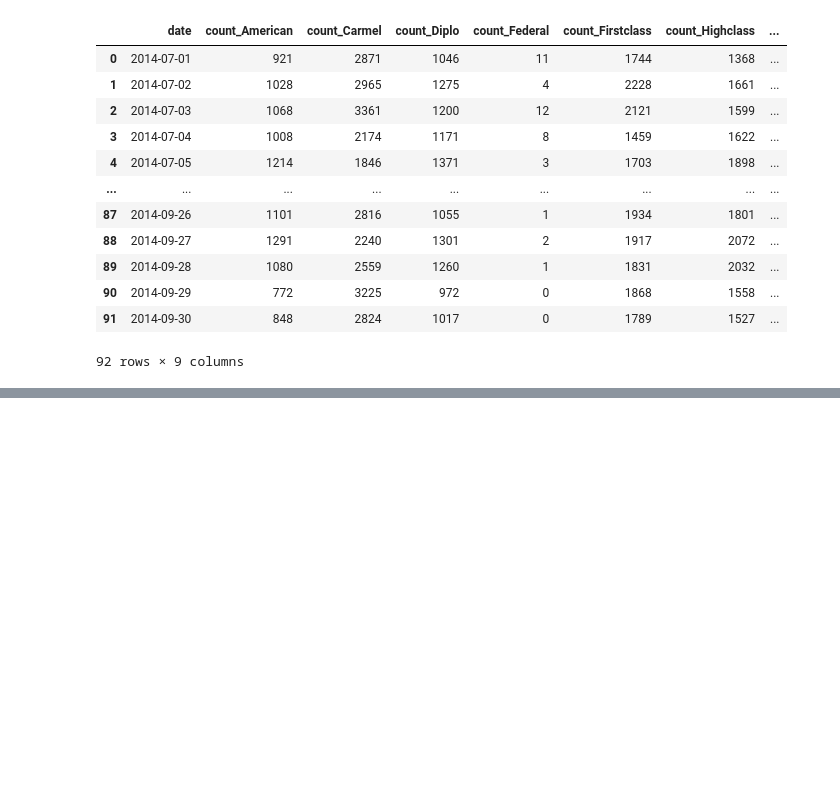
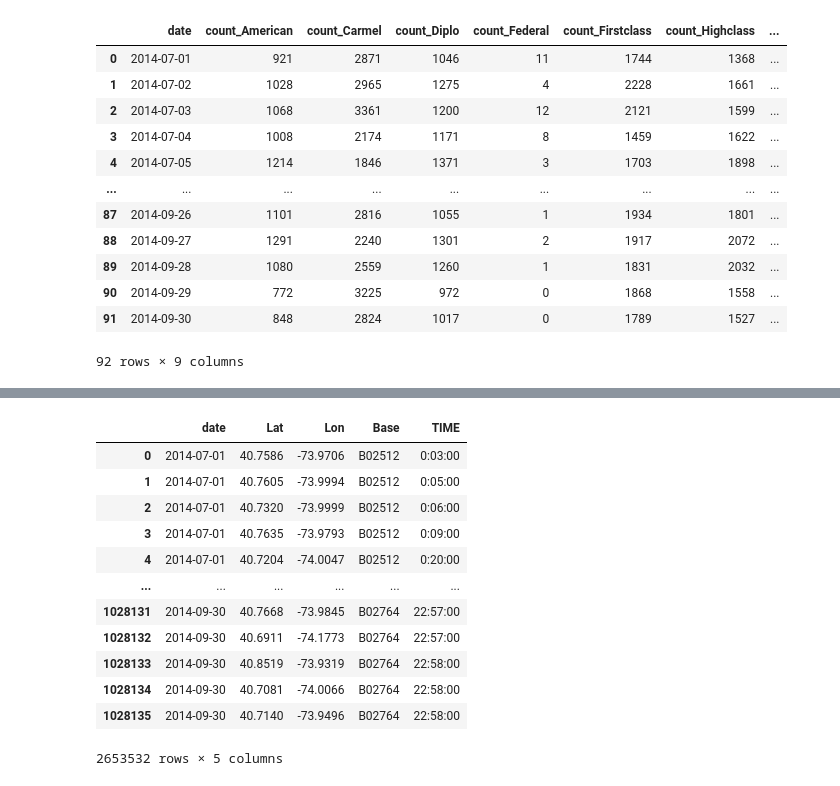
Before and after one commit to P219-C/G5_project-1_UWADA, a Jupyter notebook: Group5_main.ipynb, the cells around one changed output, grey strips where cells are left out. Cells and saved outputs as stored; diff of their text form; code cells hidden in the pictures; blank space fills up the shorter version.

```diff
--- a/Group5_main.ipynb
+++ b/Group5_main.ipynb
@@ -359,0 +419,22 @@ merged_df
+# %%
+uber_df = uber_df.rename(columns = {uber_df.columns[0]: column_date})
+
+# Line to split date and time
+uber_df[[column_date, column_time]] = uber_df[column_date].str.split(" ", 1, expand = True)
+
+uber_df[column_date] = pd.to_datetime(uber_df[column_date])
+uber_df
+# %% [output]
+|  | date | Lat | Lon | Base | TIME |
+| 0 | 2014-07-01 | 40.7586 | -73.9706 | B02512 | 0:03:00 |
+| 1 | 2014-07-01 | 40.7605 | -73.9994 | B02512 | 0:05:00 |
+| 2 | 2014-07-01 | 40.7320 | -73.9999 | B02512 | 0:06:00 |
+| 3 | 2014-07-01 | 40.7635 | -73.9793 | B02512 | 0:09:00 |
+| 4 | 2014-07-01 | 40.7204 | -74.0047 | B02512 | 0:20:00 |
+| ... | ... | ... | ... | ... | ... |
+| 1028131 | 2014-09-30 | 40.7668 | -73.9845 | B02764 | 22:57:00 |
+| 1028132 | 2014-09-30 | 40.6911 | -74.1773 | B02764 | 22:57:00 |
+| 1028133 | 2014-09-30 | 40.8519 | -73.9319 | B02764 | 22:58:00 |
+| 1028134 | 2014-09-30 | 40.7081 | -74.0066 | B02764 | 22:58:00 |
+| 1028135 | 2014-09-30 | 40.7140 | -73.9496 | B02764 | 22:58:00 |
+2653532 rows × 5 columns
```
Also changed, not shown: parts of 19 cells of this notebook, 7 other files.
